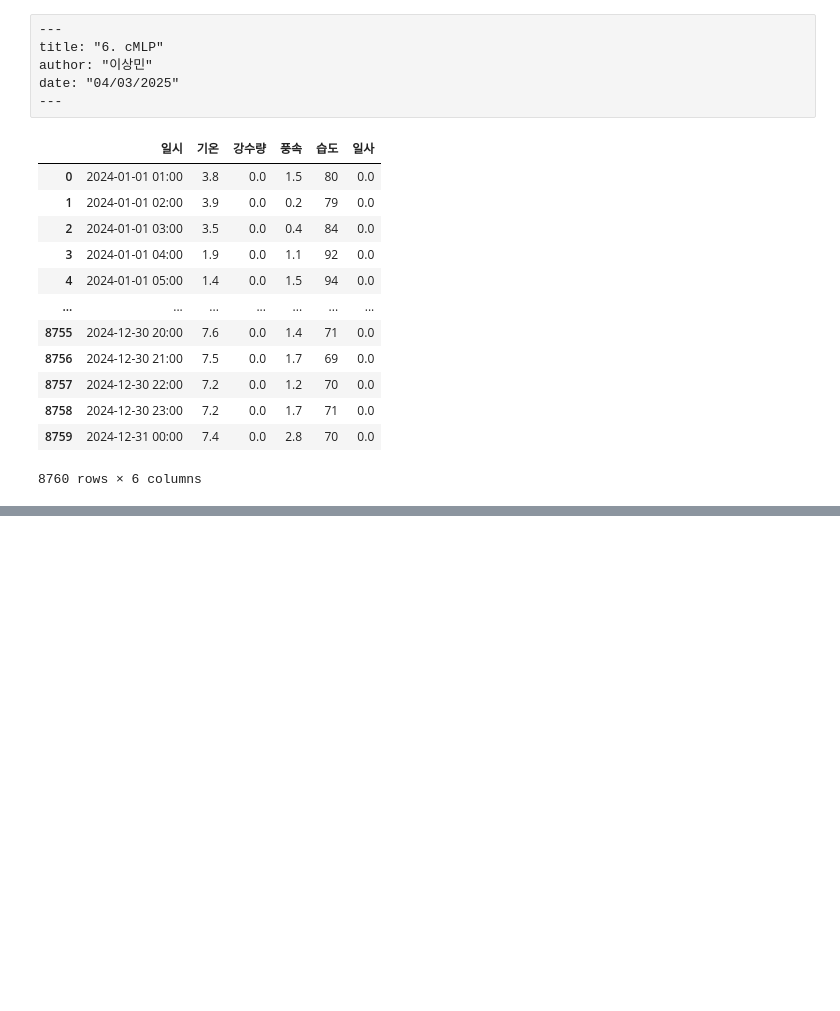
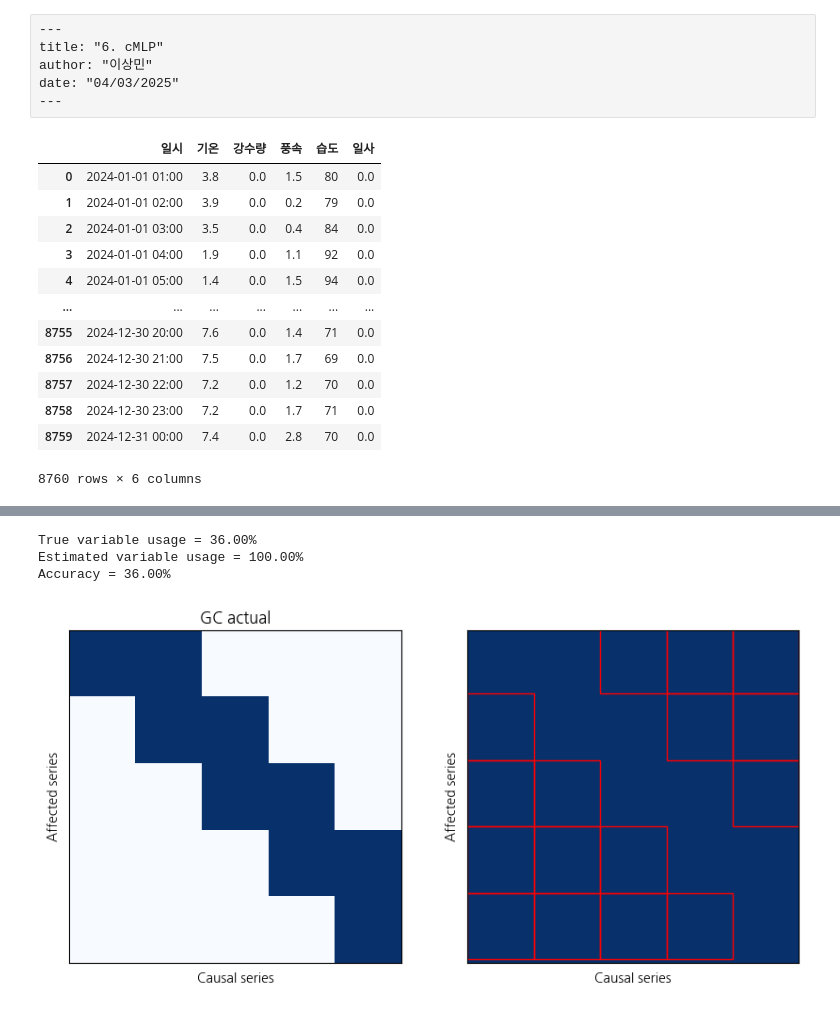
Before and after one commit to SangMIn1208/poster2025, a Jupyter notebook: posts/6.cMLP.ipynb, the cells around one changed output, grey strips where cells are left out. Drawn from its saved outputs; the diff is of its cells as text; code cells hidden in the pictures; blank space fills up the shorter version.

```diff
--- a/posts/6.cMLP.ipynb
+++ b/posts/6.cMLP.ipynb
@@ -56,0 +91,43 @@ TypeError: unsupported operand type(s) for -: 'int' and 'NoneType'
+# %%
+# 5개의 기상 변수 (기온, 강수량, 풍속, 습도, 일사)에 대한 GC 행렬
+GC = np.array([[1, 1, 0, 0, 0],  # 기온 -> 강수량
+               [0, 1, 1, 0, 0],  # 강수량 -> 풍속
+               [0, 0, 1, 1, 0],  # 풍속 -> 습도
+               [0, 0, 0, 1, 1],  # 습도 -> 일사
+               [0, 0, 0, 0, 1]])  # 일사 -> 기온 (self loop)
+# %%
+# Check learned Granger causality
+GC_est = cmlp.GC().cpu().data.numpy()
+
+print('True variable usage = %.2f%%' % (100 * np.mean(GC)))
+print('Estimated variable usage = %.2f%%' % (100 * np.mean(GC_est)))
+print('Accuracy = %.2f%%' % (100 * np.mean(GC == GC_est)))
+
+# Make figures
+fig, axarr = plt.subplots(1, 2, figsize=(10, 5))
+axarr[0].imshow(GC, cmap='Blues')
+axarr[0].set_title('GC actual')
+axarr[0].set_ylabel('Affected series')
+axarr[0].set_xlabel('Causal series')
+axarr[0].set_xticks([])
+axarr[0].set_yticks([])
+
+axarr[1].imshow(GC_est, cmap='Blues', vmin=0, vmax=1, extent=(0, len(GC_est), len(GC_est), 0))
+axarr[1].set_ylabel('Affected series')
+axarr[1].set_xlabel('Causal series')
+axarr[1].set_xticks([])
+axarr[1].set_yticks([])
+
+# Mark disagreements
+for i in range(len(GC_est)):
+    for j in range(len(GC_est)):
+        if GC[i, j] != GC_est[i, j]:
+            rect = plt.Rectangle((j, i-0.05), 1, 1, facecolor='none', edgecolor='red', linewidth=1)
+            axarr[1].add_patch(rect)
+
+plt.show()
+# %% [output]
+True variable usage = 36.00%
+Estimated variable usage = 100.00%
+Accuracy = 36.00%
+[figure, added]
```
Also changed, not shown: parts of 5 cells of this notebook, 2 other files.
